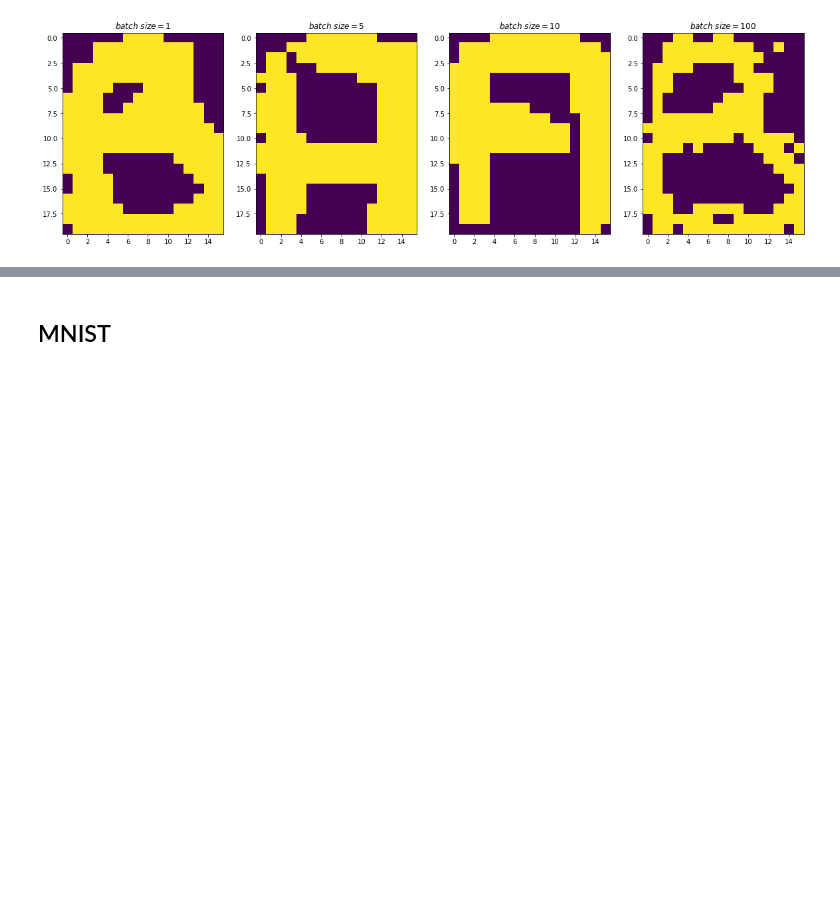
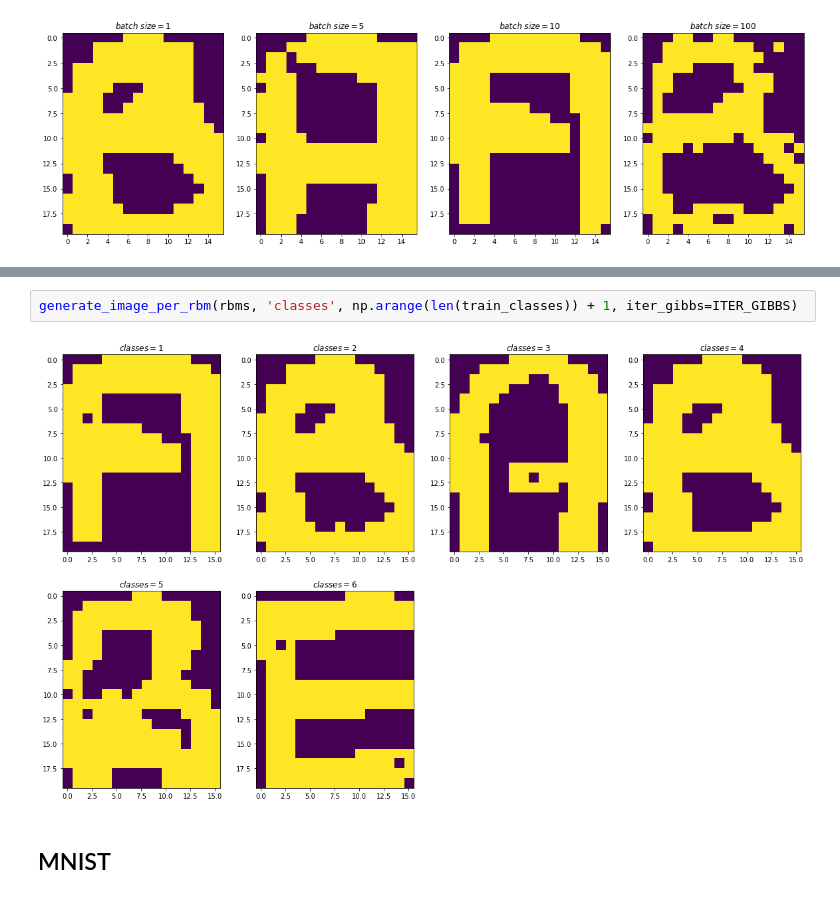
Before and after one commit to EugeneSel/RestrictedBoltzmannMachines, a Jupyter notebook: martines_sanchez_sielskyi_tp_rbm.ipynb, the cells around one changed output, grey strips where cells are left out. Drawn from its saved outputs; the diff is of its cells as text; blank space fills up the shorter version.

```diff
--- a/martines_sanchez_sielskyi_tp_rbm.ipynb
+++ b/martines_sanchez_sielskyi_tp_rbm.ipynb
@@ -248,3 +279,7 @@ generate_image_per_rbm(rbms, 'batch\ size', batch_sizes, iter_gibbs=ITER_GIBBS)
+# %%
+generate_image_per_rbm(rbms, 'classes', np.arange(len(train_classes)) + 1, iter_gibbs=ITER_GIBBS)
+# %% [output]
+[figure, added]
 # %% [markdown]
 ## MNIST
 # %%
```
Also changed, not shown: parts of 15 cells of this notebook.
